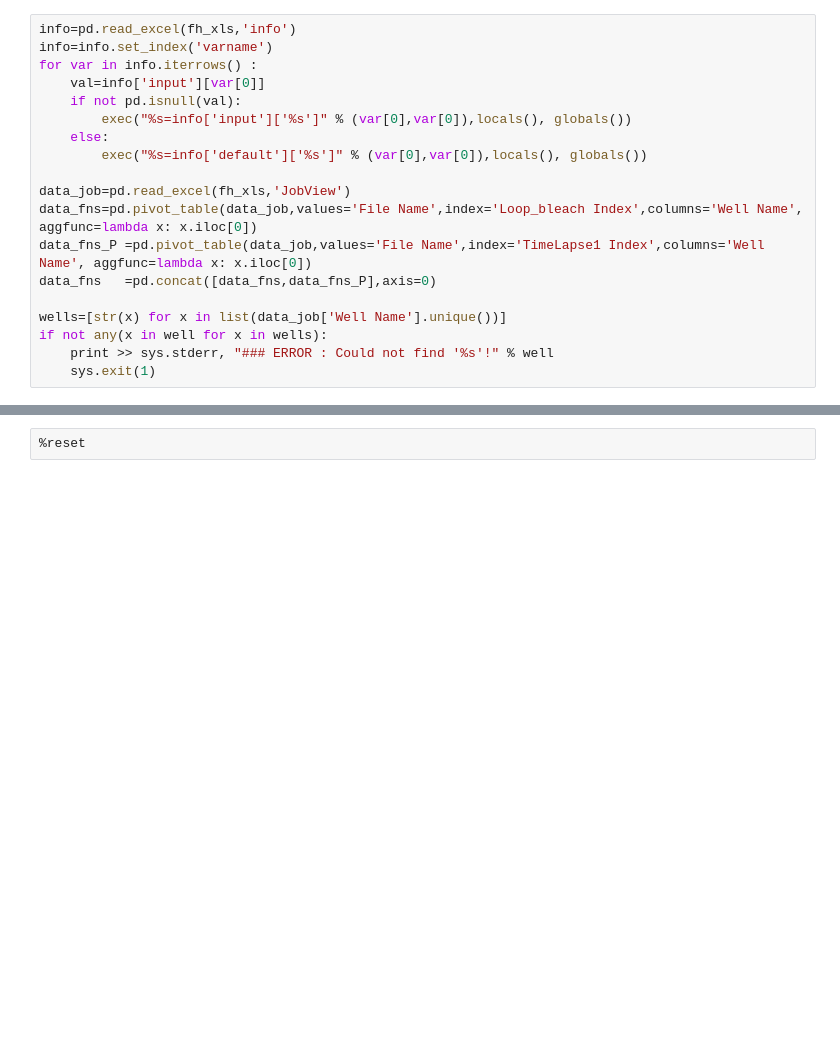
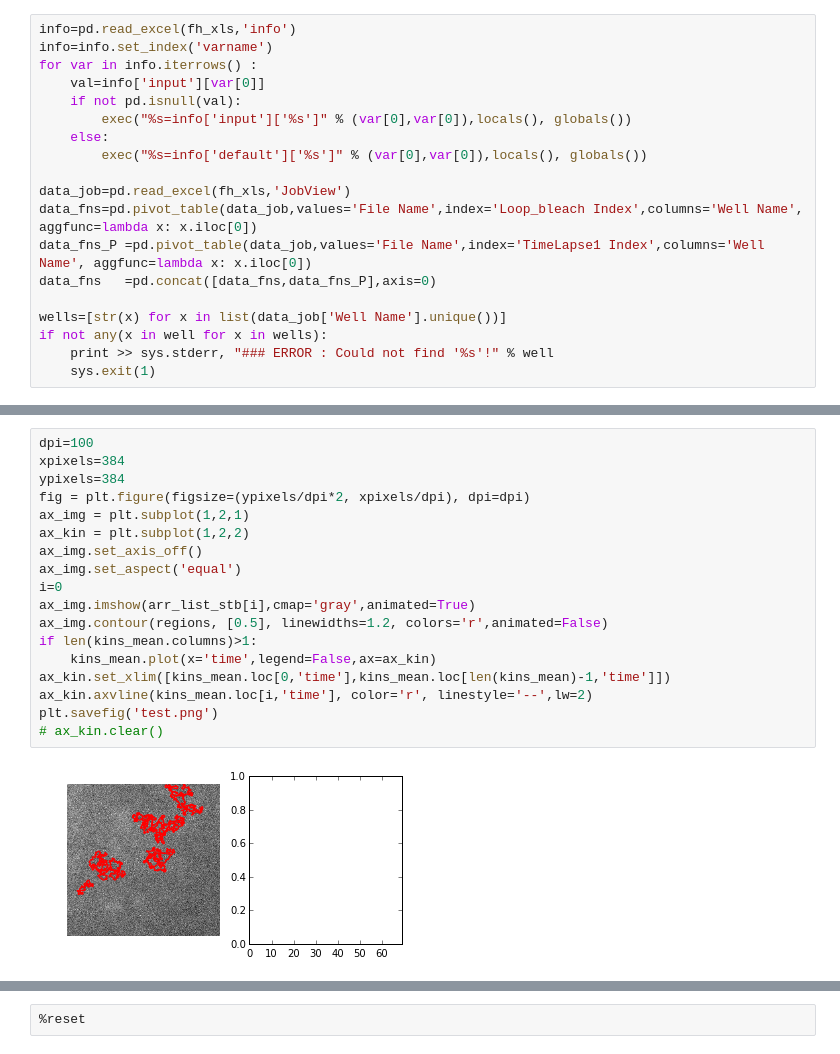
Before and after one commit to rraadd88/htsimaging, a Jupyter notebook: htsimaging/test_nd2vid.ipynb, the cells around one changed output, grey strips where cells are left out. Drawn from its saved outputs; the diff is of its cells as text; blank space fills up the shorter version.

```diff
--- a/htsimaging/test_nd2vid.ipynb
+++ b/htsimaging/test_nd2vid.ipynb
@@ -149,2 +163,22 @@ regions_cleaned = mask_sizes[label_objects]
+# %%
+dpi=100
+xpixels=384
+ypixels=384
+fig = plt.figure(figsize=(ypixels/dpi*2, xpixels/dpi), dpi=dpi)
+ax_img = plt.subplot(1,2,1)
+ax_kin = plt.subplot(1,2,2)
+ax_img.set_axis_off()
+ax_img.set_aspect('equal')
+i=0
+ax_img.imshow(arr_list_stb[i],cmap='gray',animated=True)
+ax_img.contour(regions, [0.5], linewidths=1.2, colors='r',animated=False)
+if len(kins_mean.columns)>1:
+    kins_mean.plot(x='time',legend=False,ax=ax_kin)
+ax_kin.set_xlim([kins_mean.loc[0,'time'],kins_mean.loc[len(kins_mean)-1,'time']])
+ax_kin.axvline(kins_mean.loc[i,'time'], color='r', linestyle='--',lw=2)
+plt.savefig('test.png')
+# ax_kin.clear()
+# %% [output]
+[figure, added]
 # %%
 # %% [output]
```
Also changed, not shown: parts of 12 cells of this notebook, 3 other files.
